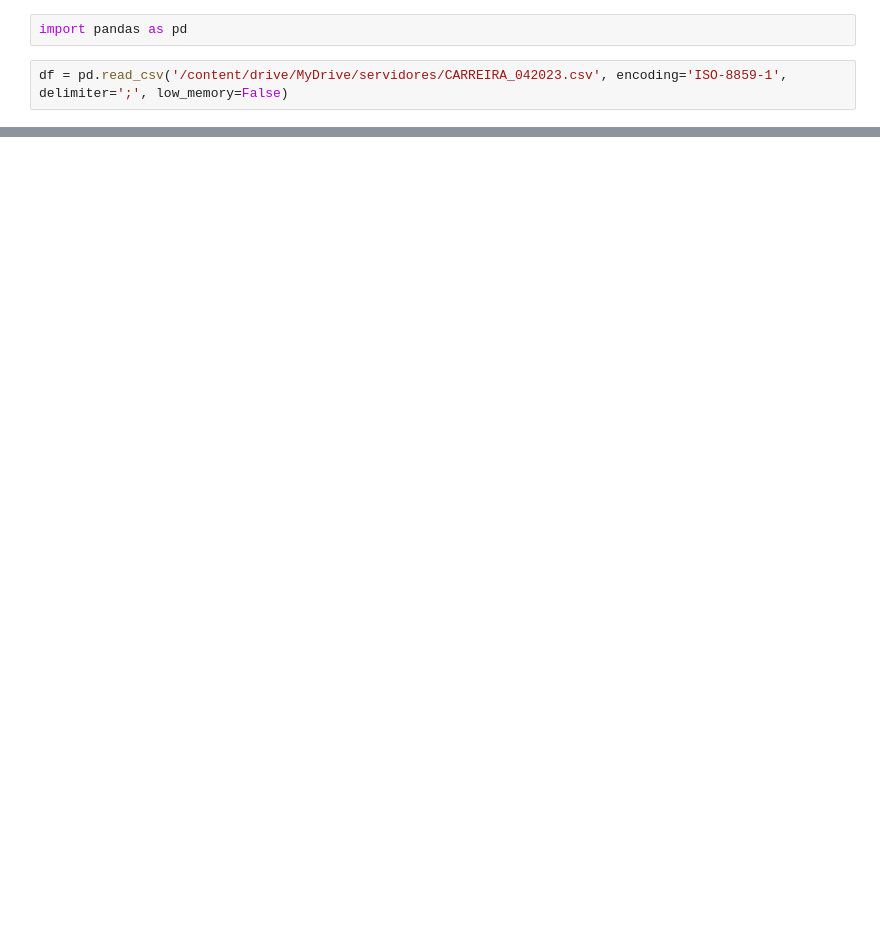
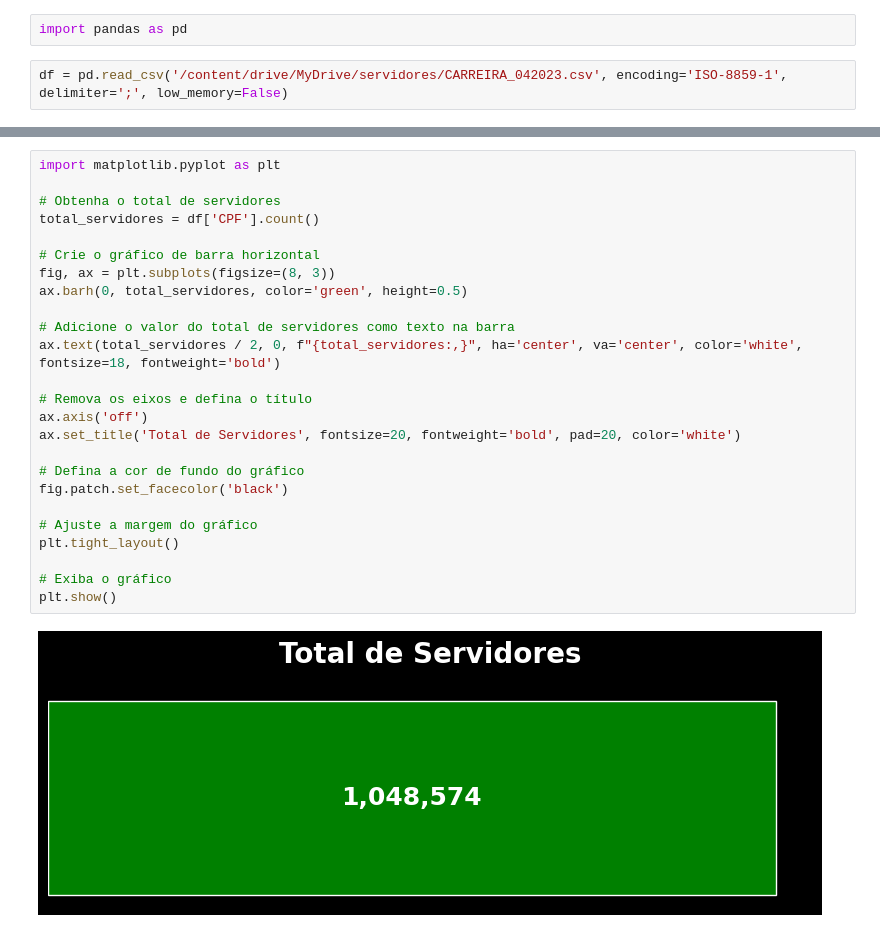
Before and after one commit to allandevbr92/MyResume, a Jupyter notebook: servidorabril23.ipynb, the cells around one changed output, grey strips where cells are left out. Cells and saved outputs as stored; diff of their text form; blank space fills up the shorter version.

```diff
--- a/servidorabril23.ipynb
+++ b/servidorabril23.ipynb
@@ -66 +7,28 @@ fig.show()
+# %%
+import matplotlib.pyplot as plt
+
+# Obtenha o total de servidores
+total_servidores = df['CPF'].count()
+
+# Crie o gráfico de barra horizontal
+fig, ax = plt.subplots(figsize=(8, 3))
+ax.barh(0, total_servidores, color='green', height=0.5)
+
+# Adicione o valor do total de servidores como texto na barra
+ax.text(total_servidores / 2, 0, f"{total_servidores:,}", ha='center', va='center', color='white', fontsize=18, fontweight='bold')
+
+# Remova os eixos e defina o título
+ax.axis('off')
+ax.set_title('Total de Servidores', fontsize=20, fontweight='bold', pad=20, color='white')
+
+# Defina a cor de fundo do gráfico
+fig.patch.set_facecolor('black')
+
+# Ajuste a margem do gráfico
+plt.tight_layout()
+
+# Exiba o gráfico
+plt.show()
+# %% [output]
+[figure, added]
 # %%
```
Also changed, not shown: parts of 3 cells of this notebook.
